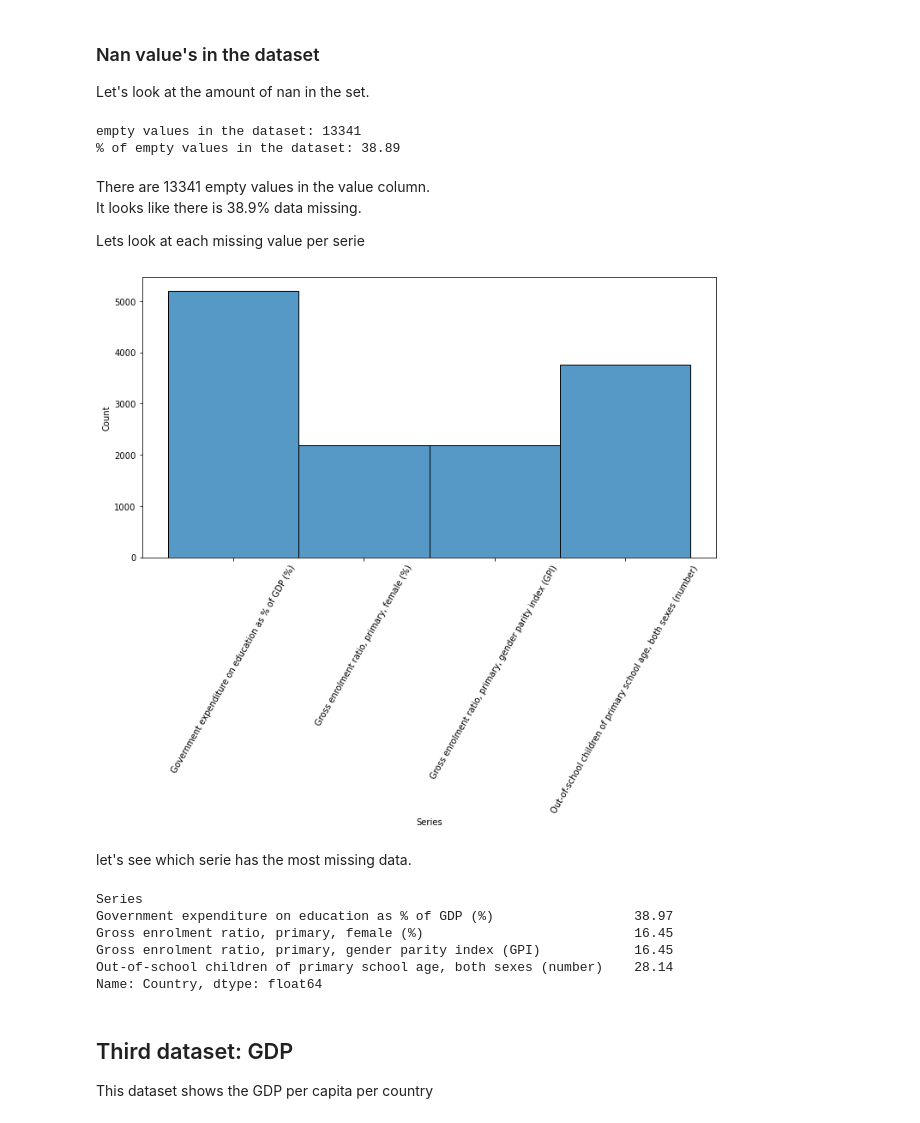
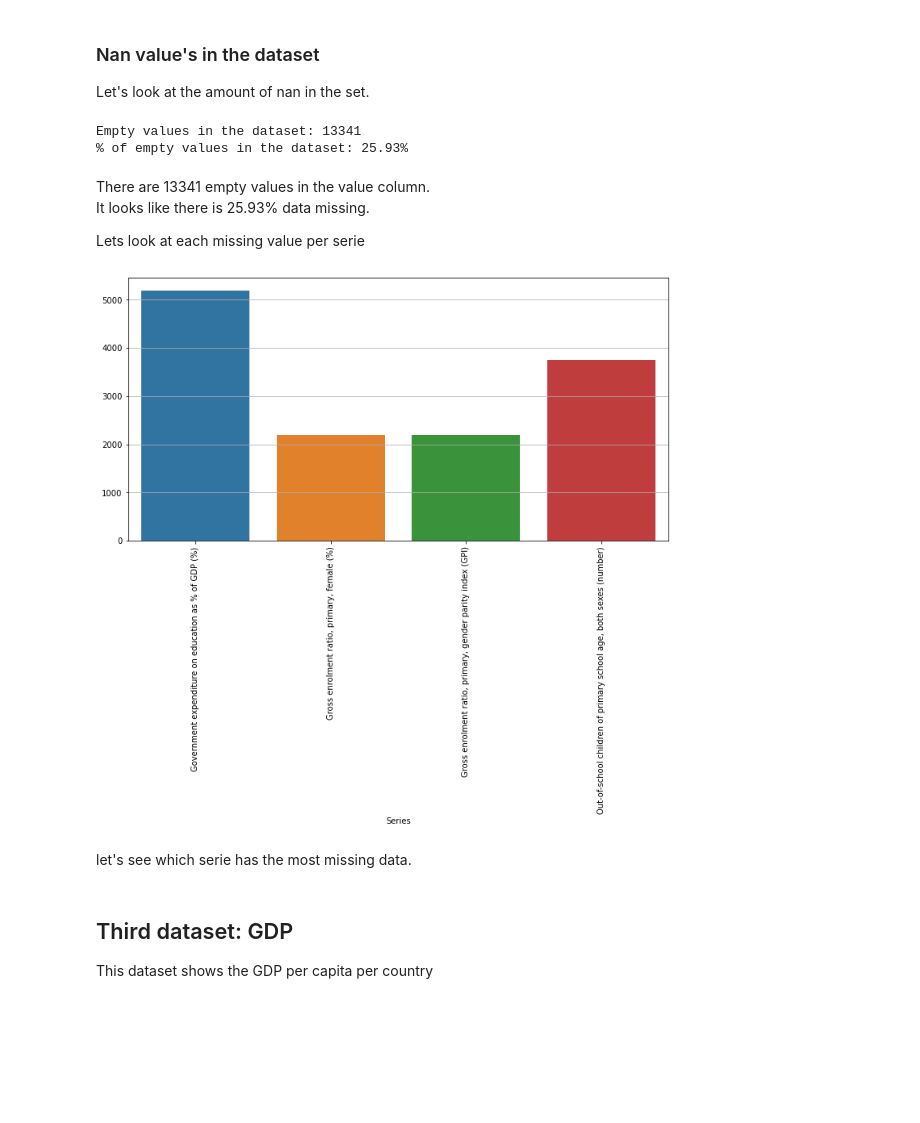
Before and after one commit to applesomthing/Life-Expectancy, a Jupyter notebook: Life Expectancy .ipynb, the cells around one changed output. Drawn from its saved outputs; the diff is of its cells as text; code cells hidden in the pictures; blank space fills up the shorter version.

```diff
--- a/Life Expectancy .ipynb
+++ b/Life Expectancy .ipynb
@@ -127,6 +132,8 @@ df_edu.rename(columns={'variable': 'Year', 'ï»¿Country Name': 'Country'}, inp
 df_edu.replace('..',np.NaN, inplace=True)
 df_edu['value'] = df_edu['value'].astype(float)
 df_edu['Year'] = df_edu['Year'].astype(int)
+# %%
+df_edu = df_edu.pivot(index=['Country','Year'], columns='Series', values='value').reset_index()
 # %%
 df_edu.info()
 # %% [output]
@@ -170,20 +193,24 @@ plt.grid(axis='y')
 ### Nan value's in the dataset
 Let's look at the amount of nan in the set.
 # %%
-print('empty values in the dataset: ' + str((df_edu.isna().values.sum())))
-print('% of empty values in the dataset: ' + str(round((df_edu.isna().values.sum()/len(df_edu)*100),2)))
+print('Empty values in the dataset: ' + str((df_edu.isna().values.sum())))
+print('% of empty values in the dataset: ' + str(round((df_edu.isna().values.sum()/df_edu.size*100),2)) + '%')
 # %% [output]
-empty values in the dataset: 13341
-% of empty values in the dataset: 38.89
+Empty values in the dataset: 13341
+% of empty values in the dataset: 25.93%
 # %% [markdown]
 There are 13341 empty values in the value column.
-It looks like there is 38.9% data missing.
+It looks like there is 25.93% data missing.
 
 Lets look at each missing value per serie
+# %%
+df_edu_na = df_edu.isnull().sum(axis = 0)
+df_edu_na.drop(labels=['Country', 'Year'], inplace=True)
 # %%
 plt.figure(figsize=(12,6))
-sns.histplot(data=df_edu[df_edu['value'].isna()], x='Series')
-plt.xticks(rotation=60)
+sns.barplot(x = df_edu_na.index, y = df_edu_na.values)
+plt.xticks(rotation=90)
+plt.grid(axis='y')
 plt.show()
 # %% [output]
-[figure, old version]
+[figure, new version]
@@ -194,14 +217,5 @@ df_len = len(df_edu[df_edu['value'].isna()])
 # %% [markdown]
 let's see which serie has the most missing data.
-# %%
-round((df_nan/df_len)*100,2)
-# %% [output]
-Series
-Government expenditure on education as % of GDP (%)                  38.97
-Gross enrolment ratio, primary, female (%)                           16.45
-Gross enrolment ratio, primary, gender parity index (GPI)            16.45
-Out-of-school children of primary school age, both sexes (number)    28.14
-Name: Country, dtype: float64
 # %% [markdown]
 ## Third dataset: GDP
 This dataset shows the GDP per capita per country
```
Also changed, not shown: parts of 19 cells of this notebook.
